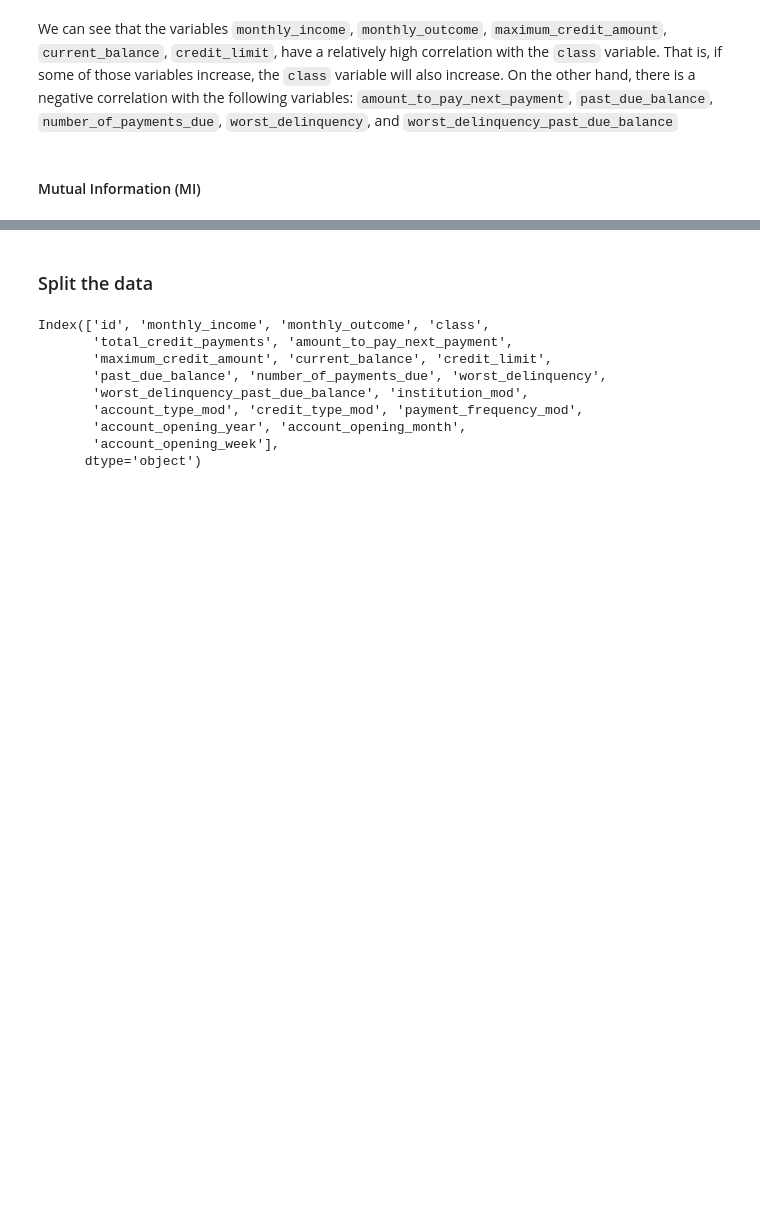
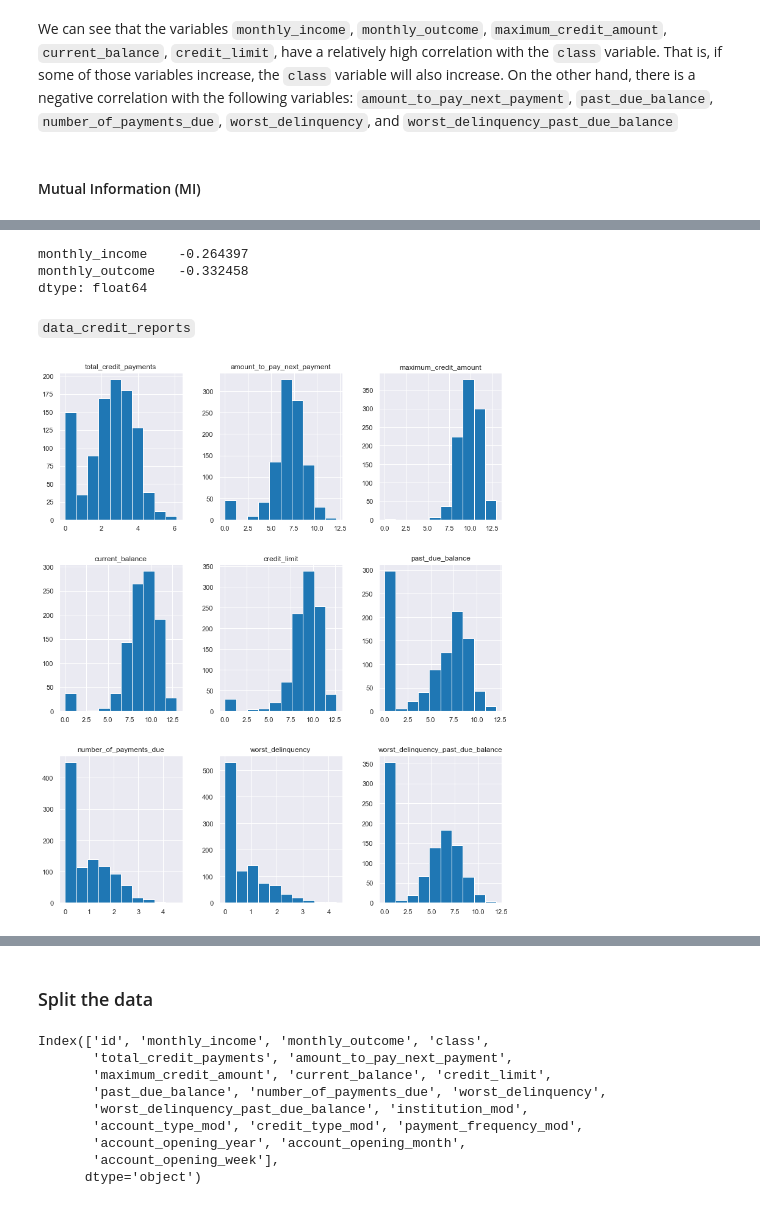
Before and after one commit to IsaiasGutierrezCruz/CreditRisk, a Jupyter notebook: ChallengeCreditRisk.ipynb, the cells around one changed output, grey strips where cells are left out. Saved outputs shown, nothing was run; the diff lists cells and outputs as text; code cells hidden in the pictures; blank space fills up the shorter version.

```diff
--- a/ChallengeCreditRisk.ipynb
+++ b/ChallengeCreditRisk.ipynb
@@ -631,0 +634,31 @@ plt.tight_layout()
+# %%
+data_merged[['monthly_income', 'monthly_outcome']].skew().sort_values(ascending=False)
+# %% [output]
+monthly_income    -0.264397
+monthly_outcome   -0.332458
+dtype: float64
+# %% [markdown]
+`data_credit_reports`
+# %%
+variables = ["total_credit_payments",
+                    "amount_to_pay_next_payment", "maximum_credit_amount",
+                    "current_balance", "credit_limit", "past_due_balance",
+                    "number_of_payments_due", "worst_delinquency",
+                    "worst_delinquency_past_due_balance"]
+
+data_merged[variables] = data_merged[variables] +1
+# %%
+# Log transform multiple columns in dataframe
+data_merged[variables] = data_merged[variables].apply(lambda x: np.log(x))
+# %%
+fig = plt.figure(figsize = (13,16))
+ax = fig.gca()
+#df.hist(ax = ax)
+data_merged[["total_credit_payments",
+                    "amount_to_pay_next_payment", "maximum_credit_amount",
+                    "current_balance", "credit_limit", "past_due_balance",
+                    "number_of_payments_due", "worst_delinquency",
+                    "worst_delinquency_past_due_balance"]].hist(ax=ax)
+plt.show()
+# %% [output]
+[figure, added]
```
Also changed, not shown: parts of 32 cells of this notebook.
